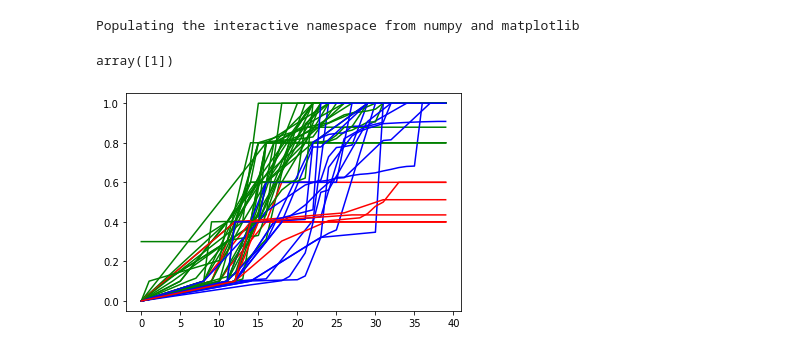
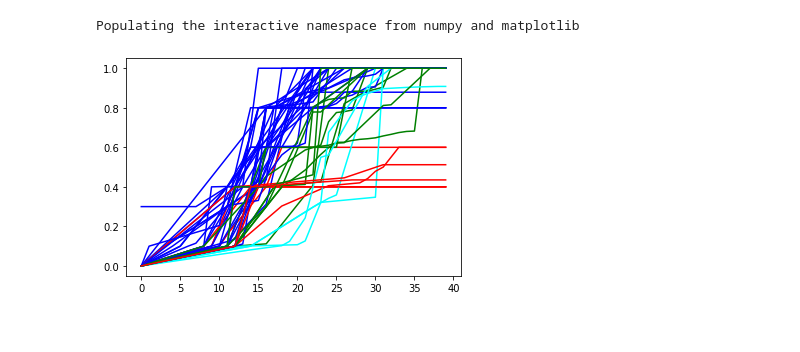
Before and after one commit to covidvis/covid19-vis, a Jupyter notebook: notebooks/Intervention Footprint Trajectory-Clean.ipynb, the cells around one changed output. Cells and saved outputs as stored; diff of their text form; code cells hidden in the pictures.

```diff
--- a/notebooks/Intervention Footprint Trajectory-Clean.ipynb
+++ b/notebooks/Intervention Footprint Trajectory-Clean.ipynb
@@ -275,7 +279,7 @@ chart.properties(width=150,height=100,title="Smoothed Curve").interactive()
 # %%
 from sklearn.cluster import AgglomerativeClustering
 
-num_clusters = 3
+num_clusters = 4
 clustering = AgglomerativeClustering(n_clusters=num_clusters).fit(tseries.values)
 labels = pd.Series(clustering.labels_,name="Cluster")
 labels.value_counts()
@@ -319,17 +324,13 @@ Unable to plot overlay line chart (2 groupby) in Altair
 %pylab inline
 # %% [output]
 Populating the interactive namespace from numpy and matplotlib
-# %%
-stateInfo.cluster.unique()[0]
-# %% [output]
-array([1])
 # %%
-cmap={0:"blue",1:"green",2:"red"}
+cmap={0:"blue",1:"green",2:"red",3:"cyan"}
 for state in tseries4plot.State.unique():
     stateInfo =  tseries4plot[tseries4plot.State==state]
     plt.plot(stateInfo["index"],stateInfo.value,color = cmap[stateInfo.cluster.unique()[0]])
 # %% [output]
-[figure, old version]
+[figure, new version]
 # %%
 # domain_pd = pd.to_datetime(['2020-03-01', '2020-04-01']).astype(int) / 10 ** 6
 # chart = alt.Chart().mark_line().encode(
```
Also changed, not shown: parts of 3 cells of this notebook, 2 other files.
